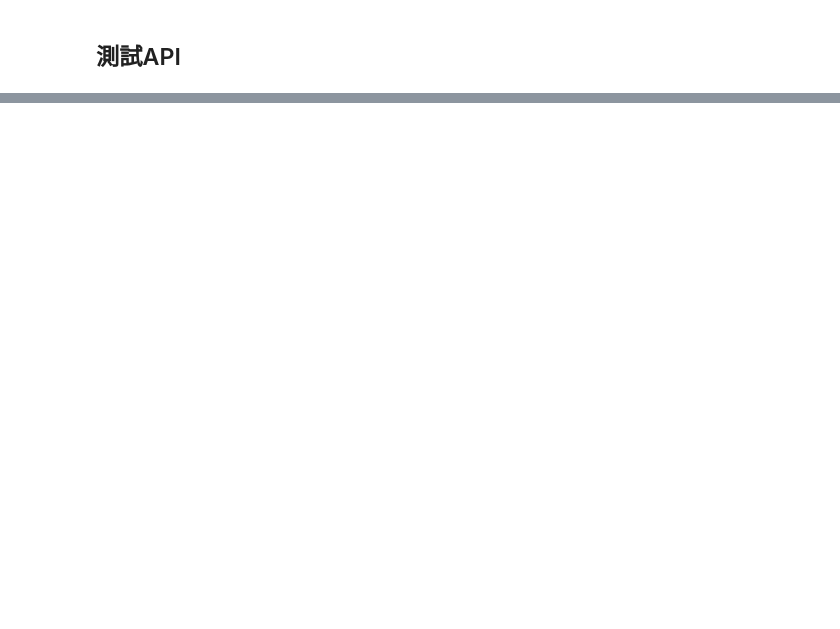
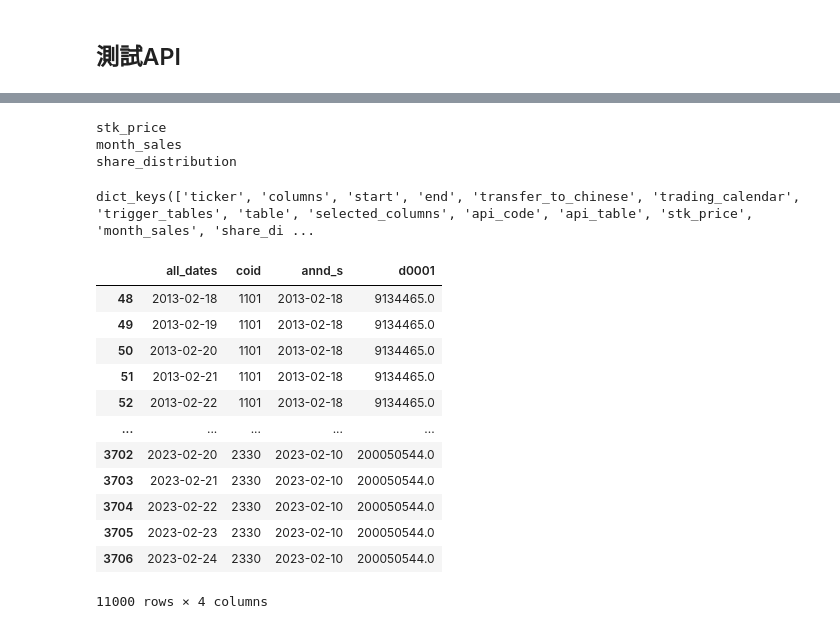
Before and after one commit to LEOHuang5555/TEJ-Tool-API, a Jupyter notebook: new_folder/test.ipynb, the cells around one changed output, grey strips where cells are left out. Cells and saved outputs as stored; diff of their text form; code cells hidden in the pictures; blank space fills up the shorter version.

```diff
--- a/new_folder/test.ipynb
+++ b/new_folder/test.ipynb
@@ -94,0 +32,27 @@ all_tables.head(100)
+# %%
+stks = ['1101', '2882', '2330']
+trigger_tables = triggers(stks,columns=['low_d', 'd0001','shrm_8_10'])
+# %% [output]
+stk_price
+month_sales
+share_distribution
+# %%
+trigger_tables.keys()
+# %% [output]
+dict_keys(['ticker', 'columns', 'start', 'end', 'transfer_to_chinese', 'trading_calendar', 'trigger_tables', 'table', 'selected_columns', 'api_code', 'api_table', 'stk_price', 'month_sales', 'share_di ...
+# %%
+trigger_tables['month_sales'][~trigger_tables['month_sales']['d0001'].isna()]
+# %% [output]
+|  | all_dates | coid | annd_s | d0001 |
+| 48 | 2013-02-18 | 1101 | 2013-02-18 | 9134465.0 |
+| 49 | 2013-02-19 | 1101 | 2013-02-18 | 9134465.0 |
+| 50 | 2013-02-20 | 1101 | 2013-02-18 | 9134465.0 |
+| 51 | 2013-02-21 | 1101 | 2013-02-18 | 9134465.0 |
+| 52 | 2013-02-22 | 1101 | 2013-02-18 | 9134465.0 |
+| ... | ... | ... | ... | ... |
+| 3702 | 2023-02-20 | 2330 | 2023-02-10 | 200050544.0 |
+| 3703 | 2023-02-21 | 2330 | 2023-02-10 | 200050544.0 |
+| 3704 | 2023-02-22 | 2330 | 2023-02-10 | 200050544.0 |
+| 3705 | 2023-02-23 | 2330 | 2023-02-10 | 200050544.0 |
+| 3706 | 2023-02-24 | 2330 | 2023-02-10 | 200050544.0 |
+11000 rows × 4 columns
```
Also changed, not shown: parts of 17 cells of this notebook, 6 other files.
